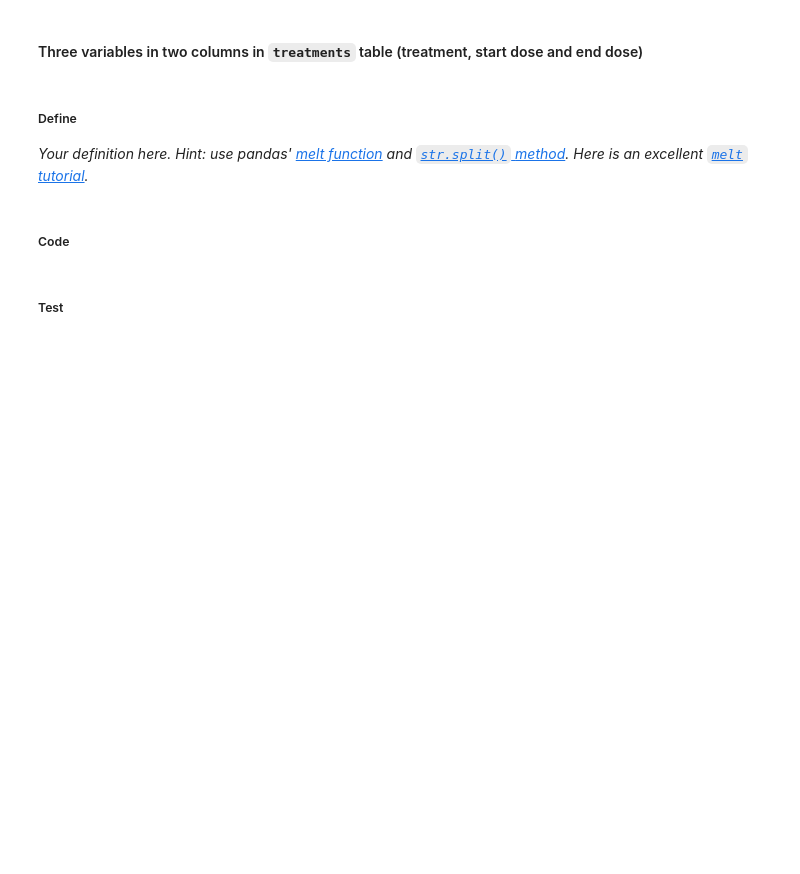
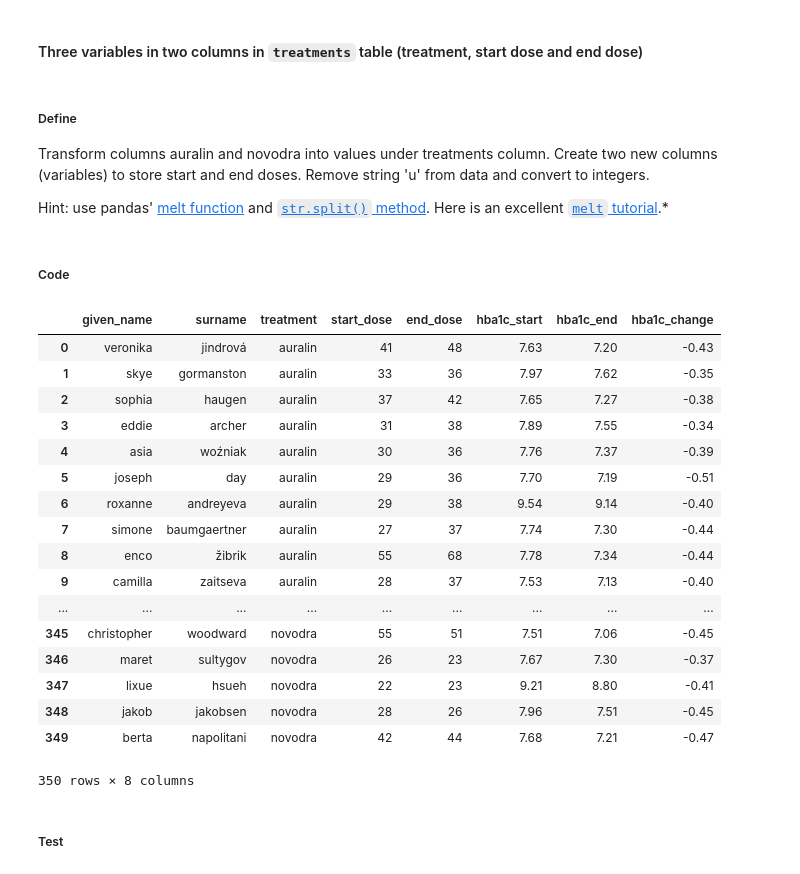
Before and after one commit to thaysmartinez/learning, a Jupyter notebook: cleaning/cleaning-student.ipynb, the cells around one changed output. Drawn from its saved outputs; the diff is of its cells as text; code cells hidden in the pictures; blank space fills up the shorter version.

```diff
--- a/cleaning/cleaning-student.ipynb
+++ b/cleaning/cleaning-student.ipynb
@@ -415,6 +416,8 @@ s = patients['contact'].str.extract()
 #### Three variables in two columns in `treatments` table (treatment, start dose and end dose)
 # %% [markdown]
 ##### Define
-*Your definition here. Hint: use pandas' [melt function](https://pandas.pydata.org/pandas-docs/stable/generated/pandas.melt.html) and [`str.split()` method](https://pandas.pydata.org/pandas-docs/stable/generated/pandas.Series.str.split.html). Here is an excellent [`melt` tutorial](https://deparkes.co.uk/2016/10/28/reshape-pandas-data-with-melt/).*
+Transform columns auralin and novodra into values under treatments column. Create two new columns (variables) to store start and end doses. Remove string 'u' from data and convert to integers.
+
+Hint: use pandas' [melt function](https://pandas.pydata.org/pandas-docs/stable/generated/pandas.melt.html) and [`str.split()` method](https://pandas.pydata.org/pandas-docs/stable/generated/pandas.Series.str.split.html). Here is an excellent [`melt` tutorial](https://deparkes.co.uk/2016/10/28/reshape-pandas-data-with-melt/).*
 # %% [markdown]
 ##### Code
@@ -423,3 +424,49 @@ s = patients['contact'].str.extract()
+# %%
+# Your cleaning code here
+df_test = pd.melt(treatments_clean, id_vars=['given_name', 'surname', 'hba1c_start', 'hba1c_end', 'hba1c_change'], var_name='treatment', value_vars=['auralin', 'novodra'])
+
+# Drop rows which treatment values are '-'
+index_names = df_test[df_test['value'] == '-'].index
+df_test.drop(index_names, inplace=True)
+
+df_test.reset_index(drop=True,inplace=True)
+
+# Split value column by '-' delimiter
+df_test[['start_dose', 'end_dose']] = df_test.value.str.split('-', expand=True)
+
+# Remove 'value' column
+df_test.drop(columns=['value'], inplace=True)
+df_test
+
+# Remove character 'u' from start_dose and end_dose columns and convert them to integer
+df_test['start_dose'] = df_test['start_dose'].str.replace('u', '').astype(int)
+df_test['end_dose'] = df_test['end_dose'].str.replace('u', '').astype(int)
+
+# Reorder columns to original structure
+ordered_columns = (['given_name', 'surname', 'treatment', 'start_dose', 'end_dose',
+                    'hba1c_start', 'hba1c_end', 'hba1c_change'])
+df_test = df_test[ordered_columns]
+
+df_test
+# %% [output]
+|  | given_name | surname | treatment | start_dose | end_dose | hba1c_start | hba1c_end | hba1c_change |
+| 0 | veronika | jindrová | auralin | 41 | 48 | 7.63 | 7.20 | -0.43 |
+| 1 | skye | gormanston | auralin | 33 | 36 | 7.97 | 7.62 | -0.35 |
+| 2 | sophia | haugen | auralin | 37 | 42 | 7.65 | 7.27 | -0.38 |
+| 3 | eddie | archer | auralin | 31 | 38 | 7.89 | 7.55 | -0.34 |
+| 4 | asia | woźniak | auralin | 30 | 36 | 7.76 | 7.37 | -0.39 |
+| 5 | joseph | day | auralin | 29 | 36 | 7.70 | 7.19 | -0.51 |
+| 6 | roxanne | andreyeva | auralin | 29 | 38 | 9.54 | 9.14 | -0.40 |
+| 7 | simone | baumgaertner | auralin | 27 | 37 | 7.74 | 7.30 | -0.44 |
+| 8 | enco | žibrik | auralin | 55 | 68 | 7.78 | 7.34 | -0.44 |
+| 9 | camilla | zaitseva | auralin | 28 | 37 | 7.53 | 7.13 | -0.40 |
+| ... | ... | ... | ... | ... | ... | ... | ... | ... |
+| 345 | christopher | woodward | novodra | 55 | 51 | 7.51 | 7.06 | -0.45 |
+| 346 | maret | sultygov | novodra | 26 | 23 | 7.67 | 7.30 | -0.37 |
+| 347 | lixue | hsueh | novodra | 22 | 23 | 9.21 | 8.80 | -0.41 |
+| 348 | jakob | jakobsen | novodra | 28 | 26 | 7.96 | 7.51 | -0.45 |
+| 349 | berta | napolitani | novodra | 42 | 44 | 7.68 | 7.21 | -0.47 |
+350 rows × 8 columns
 # %% [markdown]
 ##### Test
 # %%
```
Also changed, not shown: parts of 5 cells of this notebook.
